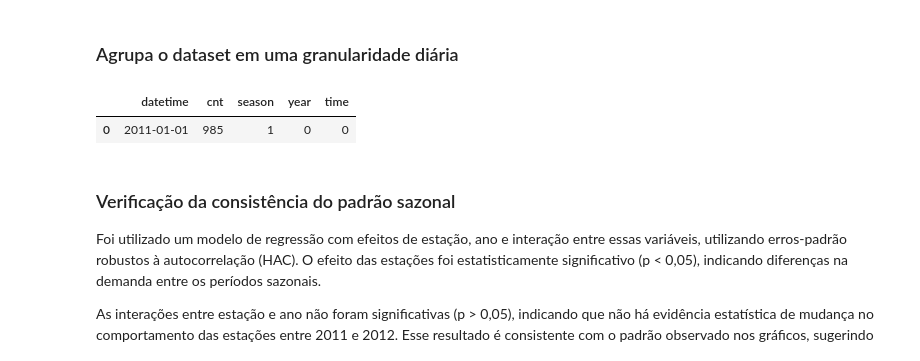
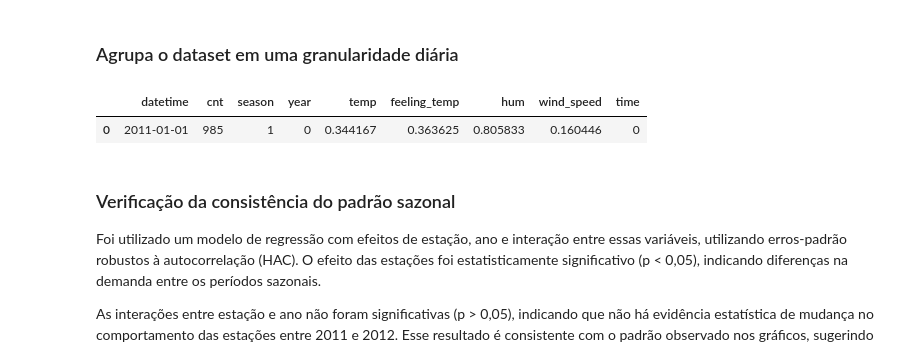
Before and after one commit to igao01/ds_bike_sharing, a Jupyter notebook: notebooks/02_EDA_bike_sharing.ipynb, the cells around one changed output. Saved outputs shown, nothing was run; the diff lists cells and outputs as text; code cells hidden in the pictures.

```diff
--- a/notebooks/02_EDA_bike_sharing.ipynb
+++ b/notebooks/02_EDA_bike_sharing.ipynb
@@ -362,26 +362,30 @@ plt.show()
 # %%
 aggregation = {
     'cnt': (TARGET_COLUMN, 'sum'),
     'season': ('season', 'first'),
-    'year': ('year', 'first')
+    'year': ('year', 'first'),
+    'temp': ('temp', 'mean'),
+    'feeling_temp': ('feeling_temp', 'mean'),
+    'hum': ('hum', 'mean'),
+    'wind_speed': ('wind_speed', 'mean'),
 }
 
 df_daily = (
     df.groupby(df[DATETIME_COLUMN].dt.to_period('D'))
     .agg(**aggregation) # ** desempacota o dicionario aggregation
     .reset_index()
 )
 
 # Converte a coluna datetime para timestamp
 df_daily[DATETIME_COLUMN] = df_daily[DATETIME_COLUMN].dt.to_timestamp()
 
 # Cria uma coluna onde cada linha representa o tempo que passou desde a primeira data
 df_daily['time'] = (df_daily[DATETIME_COLUMN] - df_daily[DATETIME_COLUMN].min()).dt.days
 
 df_daily.head(1)
 # %% [output]
-|  | datetime | cnt | season | year | time |
-| 0 | 2011-01-01 | 985 | 1 | 0 | 0 |
+|  | datetime | cnt | season | year | temp | feeling_temp | hum | wind_speed | time |
+| 0 | 2011-01-01 | 985 | 1 | 0 | 0.344167 | 0.363625 | 0.805833 | 0.160446 | 0 |
 # %% [markdown]
 ### Verificação da consistência do padrão sazonal
 
```
Also changed, not shown: parts of 32 cells of this notebook, 2 other files.
